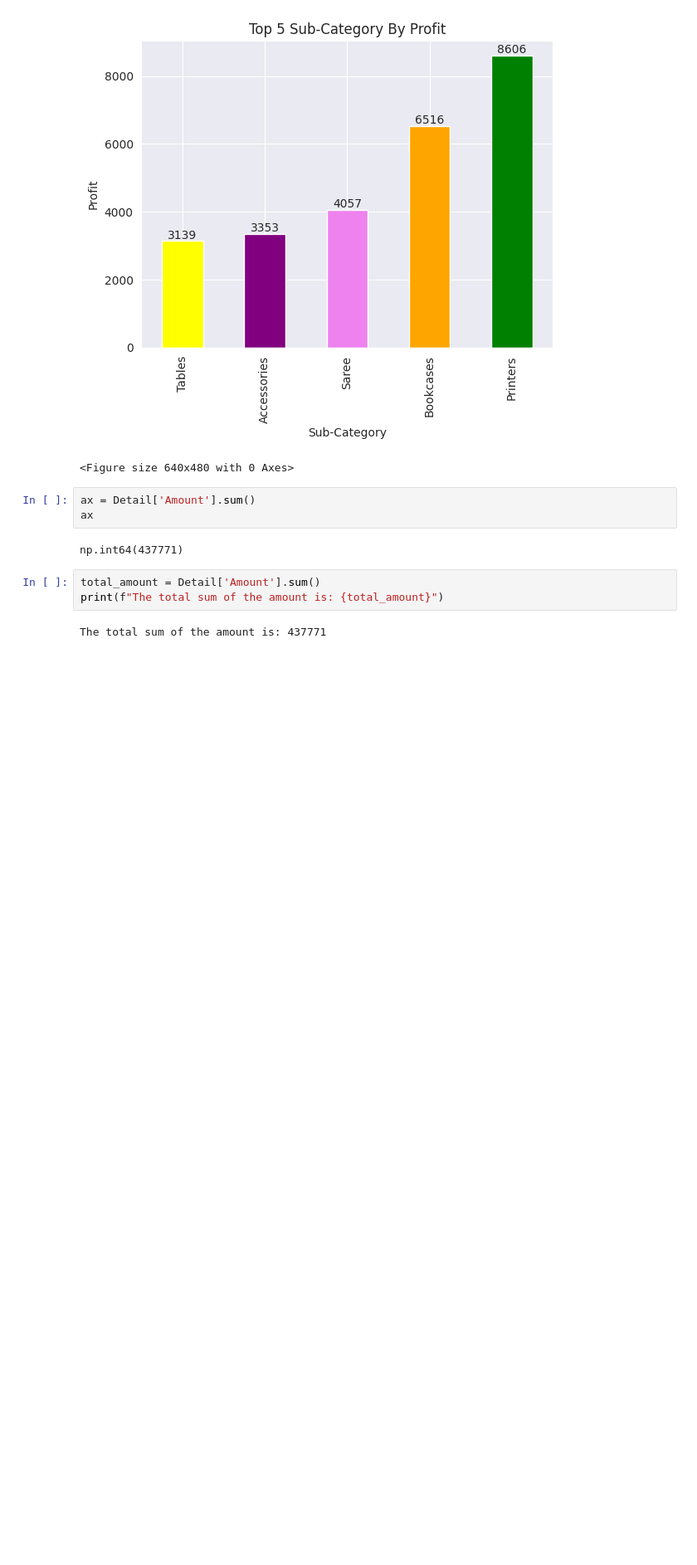
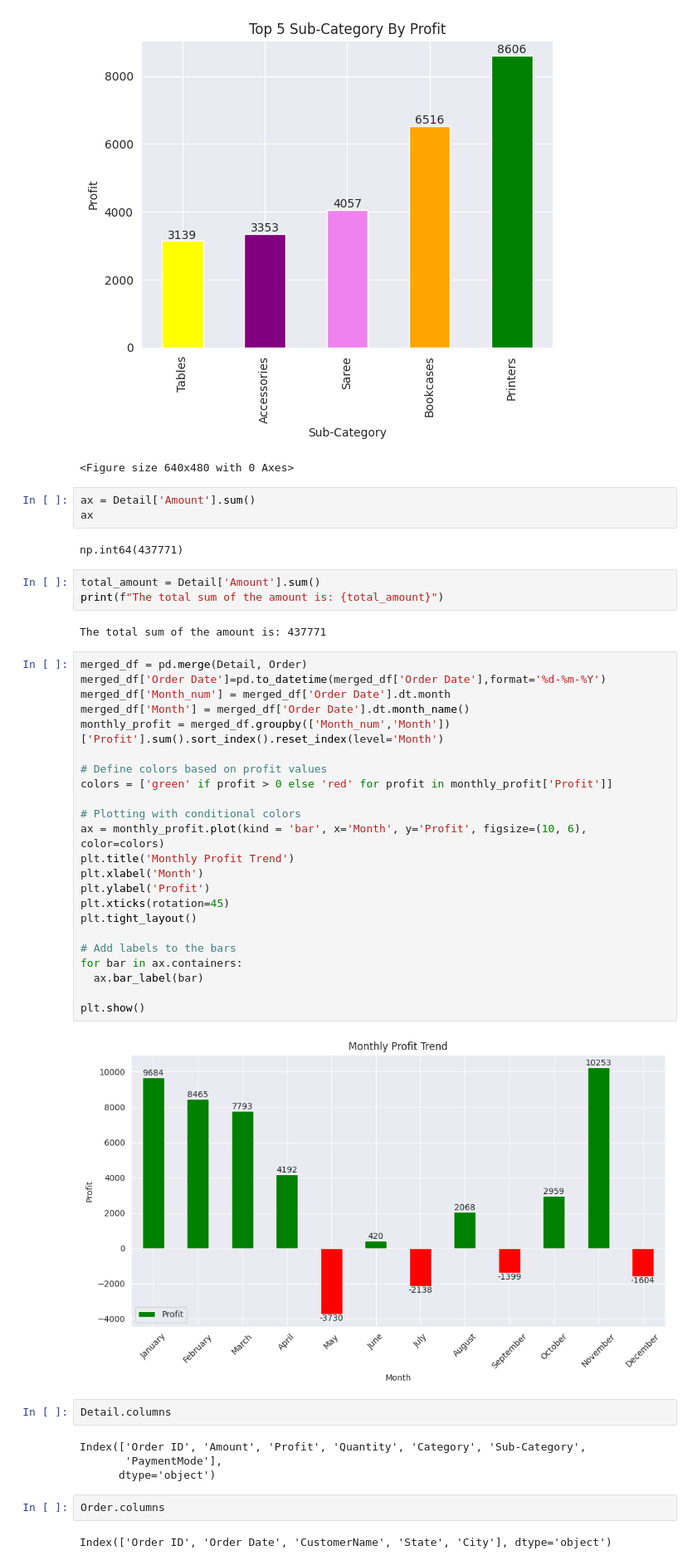
Before and after one commit to alex748970/Rajaram-Raidas-, a Jupyter notebook: Sales_Data_Analysis_Project.ipynb, the cells around one changed output. Shown: that part at 83% size. Saved outputs shown, nothing was run; the diff lists cells and outputs as text; blank space fills up the shorter version.

```diff
--- a/Sales_Data_Analysis_Project.ipynb
+++ b/Sales_Data_Analysis_Project.ipynb
@@ -600,3 +602,38 @@ total_amount = Detail['Amount'].sum()
 print(f"The total sum of the amount is: {total_amount}")
 # %% [output]
 The total sum of the amount is: 437771
+# %%
+merged_df = pd.merge(Detail, Order)
+merged_df['Order Date']=pd.to_datetime(merged_df['Order Date'],format='%d-%m-%Y')
+merged_df['Month_num'] = merged_df['Order Date'].dt.month
+merged_df['Month'] = merged_df['Order Date'].dt.month_name()
+monthly_profit = merged_df.groupby(['Month_num','Month'])['Profit'].sum().sort_index().reset_index(level='Month')
+
+# Define colors based on profit values
+colors = ['green' if profit > 0 else 'red' for profit in monthly_profit['Profit']]
+
+# Plotting with conditional colors
+ax = monthly_profit.plot(kind = 'bar', x='Month', y='Profit', figsize=(10, 6), color=colors)
+plt.title('Monthly Profit Trend')
+plt.xlabel('Month')
+plt.ylabel('Profit')
+plt.xticks(rotation=45)
+plt.tight_layout()
+
+# Add labels to the bars
+for bar in ax.containers:
+  ax.bar_label(bar)
+
+plt.show()
+# %% [output]
+[figure, added]
+# %%
+Detail.columns
+# %% [output]
+Index(['Order ID', 'Amount', 'Profit', 'Quantity', 'Category', 'Sub-Category',
+       'PaymentMode'],
+      dtype='object')
+# %%
+Order.columns
+# %% [output]
+Index(['Order ID', 'Order Date', 'CustomerName', 'State', 'City'], dtype='object')
```
Also changed, not shown: parts of 6 cells of this notebook.
